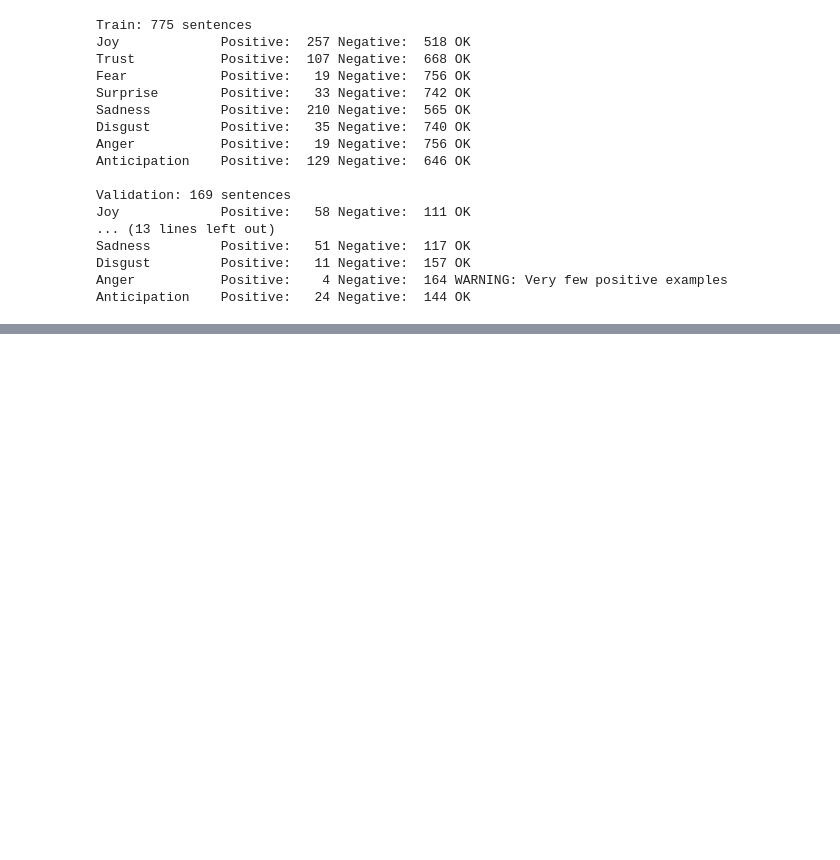
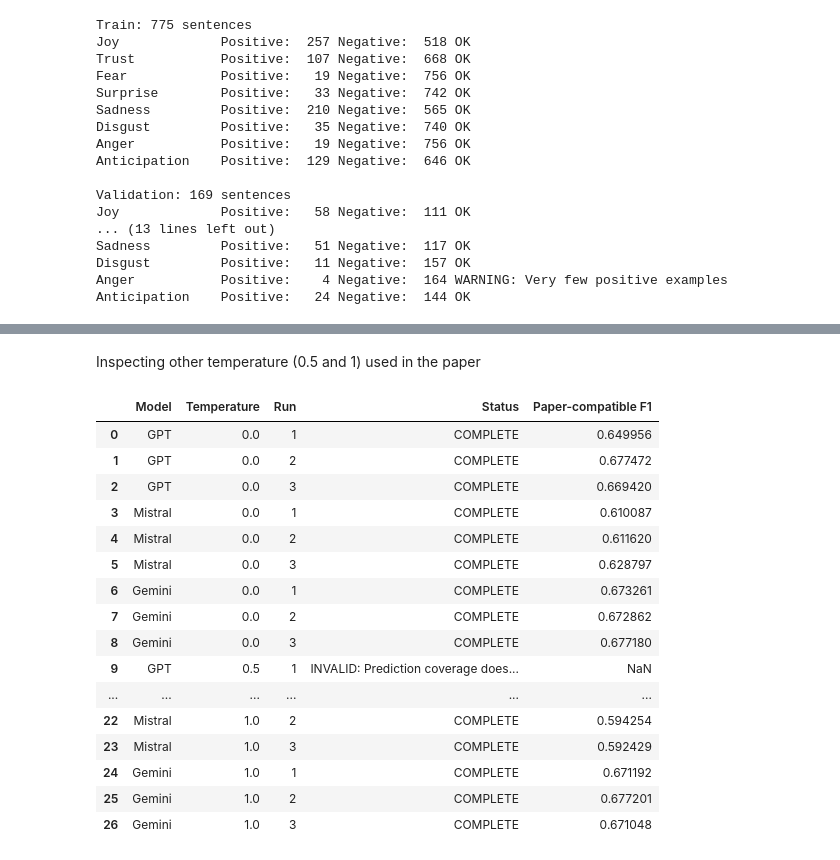
Before and after one commit to tiramisuuuuuuu/CMPE-252-Final-Project, a Jupyter notebook: Emotion_Classification_Project.ipynb, the cells around one changed output, grey strips where cells are left out. Cells and saved outputs as stored; diff of their text form; code cells hidden in the pictures; blank space fills up the shorter version.

```diff
--- a/Emotion_Classification_Project.ipynb
+++ b/Emotion_Classification_Project.ipynb
@@ -1323,0 +2171,43 @@ Anticipation    Positive:   24 Negative:  144 OK
+# %% [markdown]
+Inspecting other temperature (0.5 and 1) used in the paper
+# %%
+temperature_rows = []
+for folder_suffix, temperature in [("00", 0.0), ("05", 0.5), ("10", 1.0)]:
+    for short_name, filename_prefix in MODELS.items():
+        for number in [1, 2, 3]:
+            filename = f"{filename_prefix}-{number}-annotations.xlsx"
+            path = ROOT / f"data/annotations/llm/temperature-{folder_suffix}" / filename
+            entry = {"Model": short_name, "Temperature": temperature, "Run": number}
+            if path.exists():
+                try:
+                    frame = read_annotations(path)
+                    metrics, _ = score(paper_df, frame)
+                    entry.update({"Status": "COMPLETE", "Paper-compatible F1": metrics["F1"]})
+                except ValueError as error:
+                    # A file can exist but still have incomplete/mismatched records.
+                    entry["Status"] = f"INVALID: {error}"
+            else:
+                entry["Status"] = "MISSING"
+            temperature_rows.append(entry)
+
+temperature_inventory = pd.DataFrame(temperature_rows)
+display(temperature_inventory)
+temperature_inventory.to_csv(PREVIEW_RESULTS / "temperature_inventory.csv", index=False)
+# %% [output]
+|  | Model | Temperature | Run | Status | Paper-compatible F1 |
+| 0 | GPT | 0.0 | 1 | COMPLETE | 0.649956 |
+| 1 | GPT | 0.0 | 2 | COMPLETE | 0.677472 |
+| 2 | GPT | 0.0 | 3 | COMPLETE | 0.669420 |
+| 3 | Mistral | 0.0 | 1 | COMPLETE | 0.610087 |
+| 4 | Mistral | 0.0 | 2 | COMPLETE | 0.611620 |
+| 5 | Mistral | 0.0 | 3 | COMPLETE | 0.628797 |
+| 6 | Gemini | 0.0 | 1 | COMPLETE | 0.673261 |
+| 7 | Gemini | 0.0 | 2 | COMPLETE | 0.672862 |
+| 8 | Gemini | 0.0 | 3 | COMPLETE | 0.677180 |
+| 9 | GPT | 0.5 | 1 | INVALID: Prediction coverage does... | NaN |
+| ... | ... | ... | ... | ... | ... |
+| 22 | Mistral | 1.0 | 2 | COMPLETE | 0.594254 |
+| 23 | Mistral | 1.0 | 3 | COMPLETE | 0.592429 |
+| 24 | Gemini | 1.0 | 1 | COMPLETE | 0.671192 |
+| 25 | Gemini | 1.0 | 2 | COMPLETE | 0.677201 |
+| 26 | Gemini | 1.0 | 3 | COMPLETE | 0.671048 |
```
Also changed, not shown: parts of 39 cells of this notebook.
